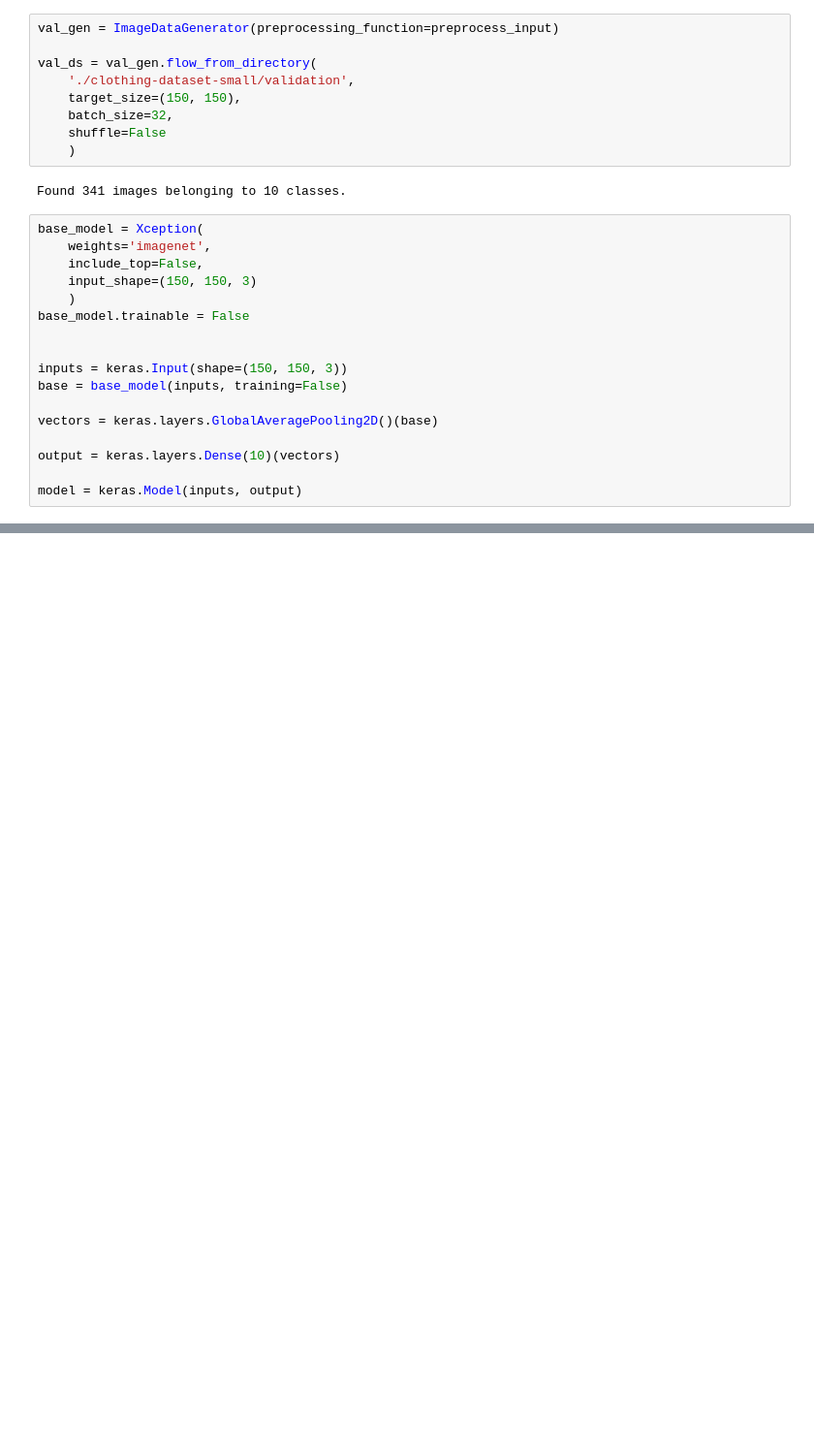
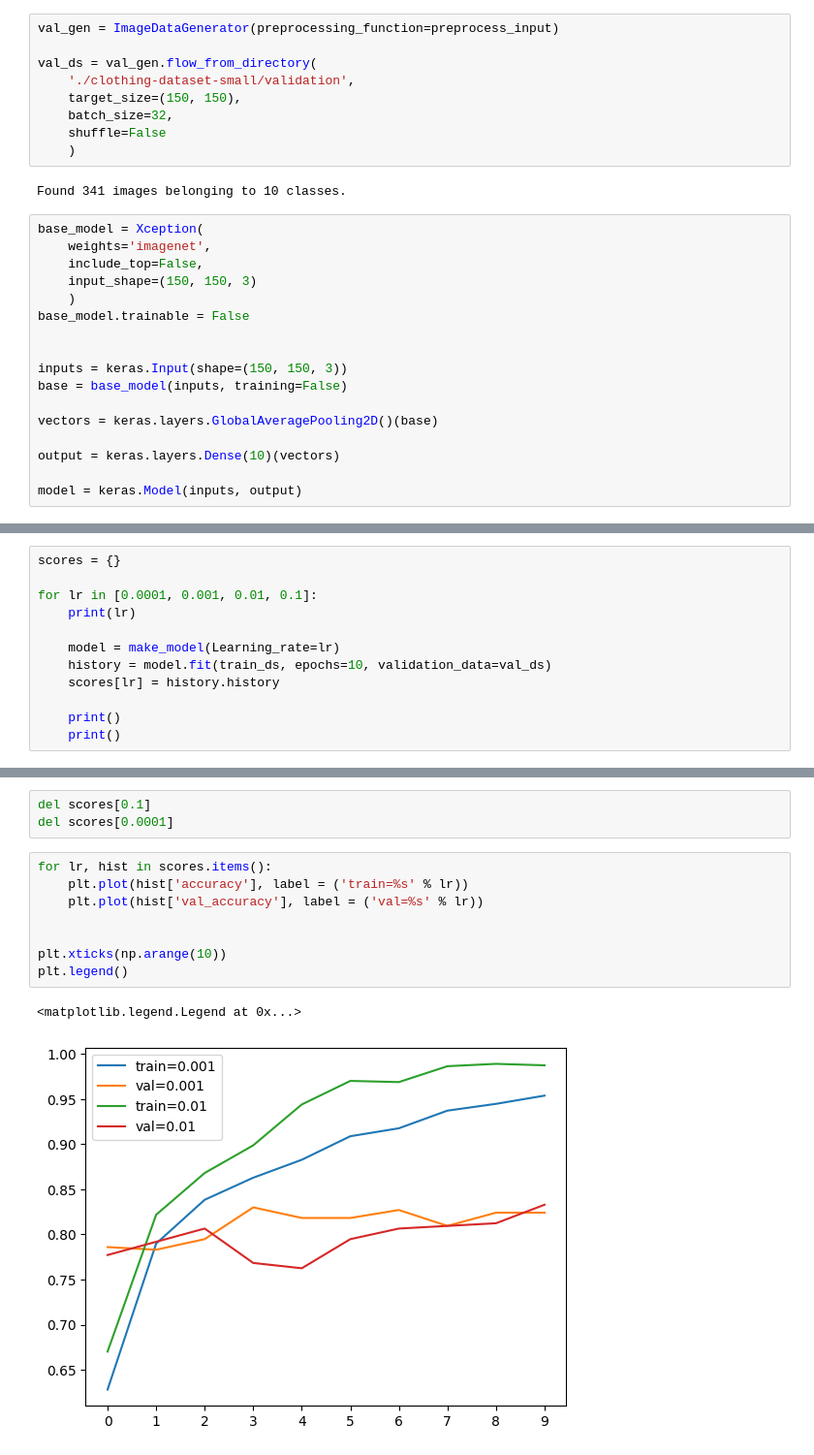
Before and after one commit to MedCoder001/Clothing-Image-Classification-Xception, a Jupyter notebook: Image_tensorflow.ipynb, the cells around one changed output, grey strips where cells are left out. Shown: that part at 97% size. Drawn from its saved outputs; the diff is of its cells as text; blank space fills up the shorter version.

```diff
--- a/Image_tensorflow.ipynb
+++ b/Image_tensorflow.ipynb
@@ -124,0 +182,12 @@ model.compile(optimizer=optimizer, loss=loss, metrics=['accuracy'])
+# %%
+scores = {}
+
+for lr in [0.0001, 0.001, 0.01, 0.1]:
+    print(lr)
+
+    model = make_model(Learning_rate=lr)
+    history = model.fit(train_ds, epochs=10, validation_data=val_ds)
+    scores[lr] = history.history
+
+    print()
+    print()
@@ -124,0 +212,14 @@ model.compile(optimizer=optimizer, loss=loss, metrics=['accuracy'])
+# %%
+del scores[0.1]
+del scores[0.0001]
+# %%
+for lr, hist in scores.items():
+    plt.plot(hist['accuracy'], label = ('train=%s' % lr))
+    plt.plot(hist['val_accuracy'], label = ('val=%s' % lr))
+
+
+plt.xticks(np.arange(10))
+plt.legend()
+# %% [output]
+<matplotlib.legend.Legend at 0x...>
+[figure, added]
```
Also changed, not shown: parts of 12 cells of this notebook, 5 other files.
